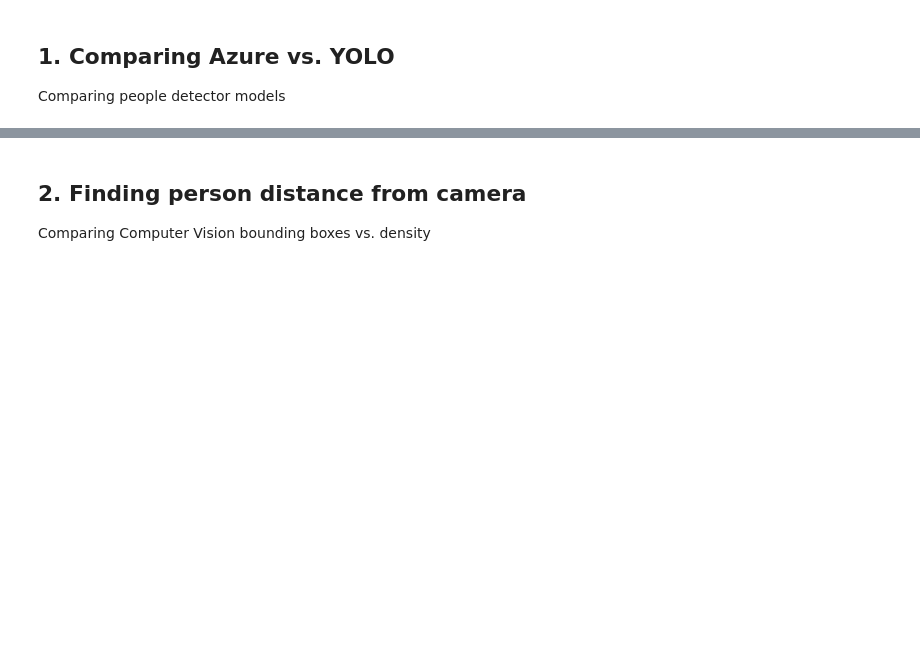
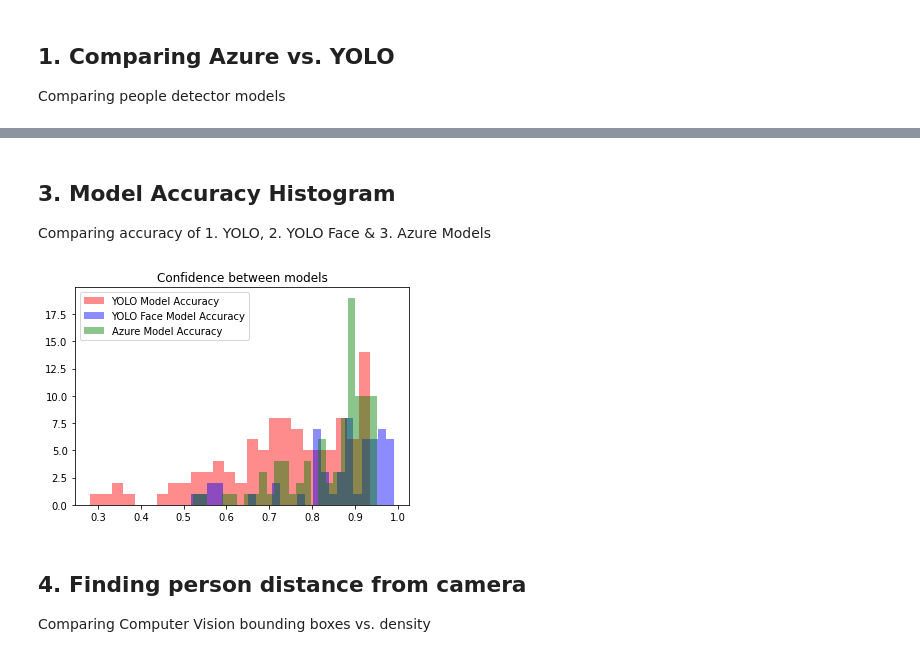
Before and after one commit to eumarassis/dgmd17-tello-objectdetection, a Jupyter notebook: ProjectEDA.ipynb, the cells around one changed output, grey strips where cells are left out. Cells and saved outputs as stored; diff of their text form; code cells hidden in the pictures; blank space fills up the shorter version.

```diff
--- a/ProjectEDA.ipynb
+++ b/ProjectEDA.ipynb
@@ -57,4 +75,22 @@ plt.show()
+# %% [markdown]
+## 3. Model Accuracy Histogram
+
+Comparing accuracy of 1. YOLO, 2. YOLO Face & 3. Azure Models
+# %%
+# plotting two histograms on the same axis
+plt.hist(yolo_df['confidence'], bins=25, alpha=0.45, color='red')
+plt.hist(yolo_face_df['confidence'], bins=25, alpha=0.45, color='blue')
+plt.hist(azure_df['confidence'], bins=25, alpha=0.45, color='green')
+
+plt.title("Confidence between models")
+plt.legend(['YOLO Model Accuracy',
+            'YOLO Face Model Accuracy',
+            'Azure Model Accuracy'])
+
+plt.show()
+# %% [output]
+[figure, added]
 # %% [markdown]
-## 2. Finding person distance from camera
+## 4. Finding person distance from camera
 
 Comparing Computer Vision bounding boxes vs. density
```
Also changed, not shown: parts of 5 cells of this notebook.
